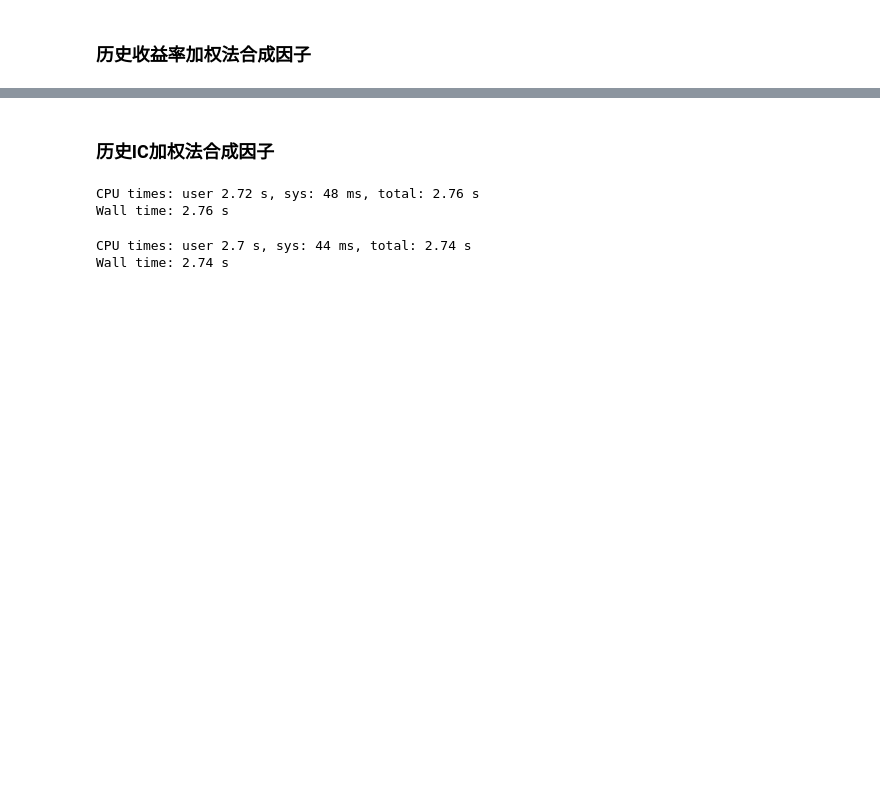
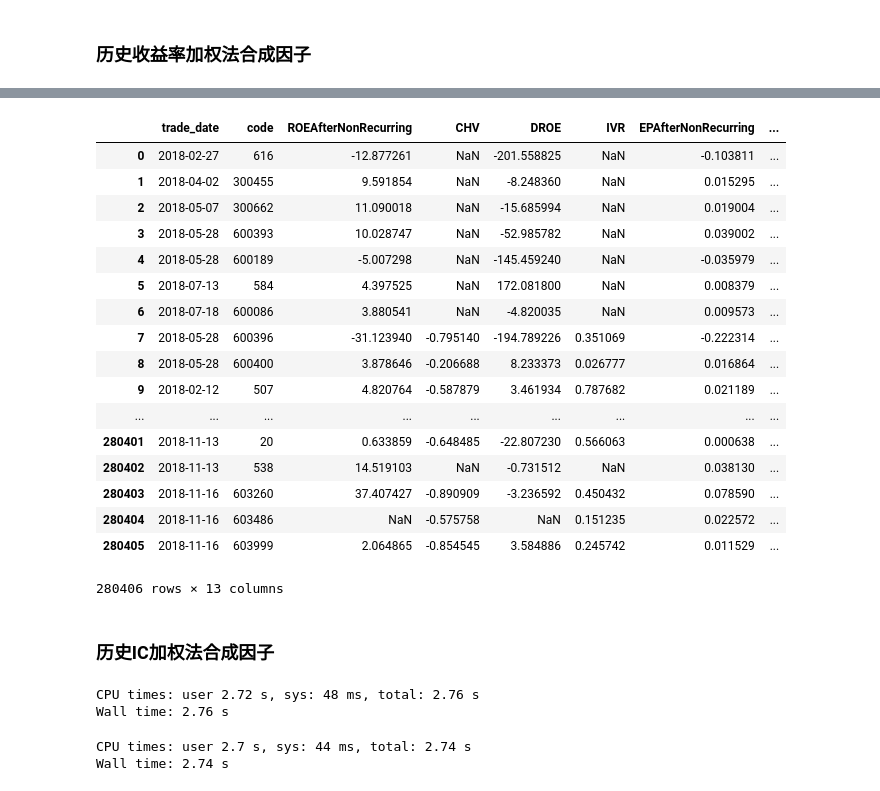
Before and after one commit to ChaosQuant/ultron, a Jupyter notebook: example/Example 2 - FactorCombine/因子合成.ipynb, the cells around one changed output, grey strips where cells are left out. Drawn from its saved outputs; the diff is of its cells as text; code cells hidden in the pictures; blank space fills up the shorter version.

```diff
--- a/example/Example 2 - FactorCombine/因子合成.ipynb
+++ b/example/Example 2 - FactorCombine/因子合成.ipynb
@@ -54,3 +54,24 @@ Wall time: 3.9 s
+# %%
+experimental
+# %% [output]
+|  | trade_date | code | ROEAfterNonRecurring | CHV | DROE | IVR | EPAfterNonRecurring | ... |
+| 0 | 2018-02-27 | 616 | -12.877261 | NaN | -201.558825 | NaN | -0.103811 | ... |
+| 1 | 2018-04-02 | 300455 | 9.591854 | NaN | -8.248360 | NaN | 0.015295 | ... |
+| 2 | 2018-05-07 | 300662 | 11.090018 | NaN | -15.685994 | NaN | 0.019004 | ... |
+| 3 | 2018-05-28 | 600393 | 10.028747 | NaN | -52.985782 | NaN | 0.039002 | ... |
+| 4 | 2018-05-28 | 600189 | -5.007298 | NaN | -145.459240 | NaN | -0.035979 | ... |
+| 5 | 2018-07-13 | 584 | 4.397525 | NaN | 172.081800 | NaN | 0.008379 | ... |
+| 6 | 2018-07-18 | 600086 | 3.880541 | NaN | -4.820035 | NaN | 0.009573 | ... |
+| 7 | 2018-05-28 | 600396 | -31.123940 | -0.795140 | -194.789226 | 0.351069 | -0.222314 | ... |
+| 8 | 2018-05-28 | 600400 | 3.878646 | -0.206688 | 8.233373 | 0.026777 | 0.016864 | ... |
+| 9 | 2018-02-12 | 507 | 4.820764 | -0.587879 | 3.461934 | 0.787682 | 0.021189 | ... |
+| ... | ... | ... | ... | ... | ... | ... | ... | ... |
+| 280401 | 2018-11-13 | 20 | 0.633859 | -0.648485 | -22.807230 | 0.566063 | 0.000638 | ... |
+| 280402 | 2018-11-13 | 538 | 14.519103 | NaN | -0.731512 | NaN | 0.038130 | ... |
+| 280403 | 2018-11-16 | 603260 | 37.407427 | -0.890909 | -3.236592 | 0.450432 | 0.078590 | ... |
+| 280404 | 2018-11-16 | 603486 | NaN | -0.575758 | NaN | 0.151235 | 0.022572 | ... |
+| 280405 | 2018-11-16 | 603999 | 2.064865 | -0.854545 | 3.584886 | 0.245742 | 0.011529 | ... |
+280406 rows × 13 columns
 # %% [markdown]
 ### 历史IC加权法合成因子
 # %%
```
Also changed, not shown: parts of 4 cells of this notebook, 16 other files.
